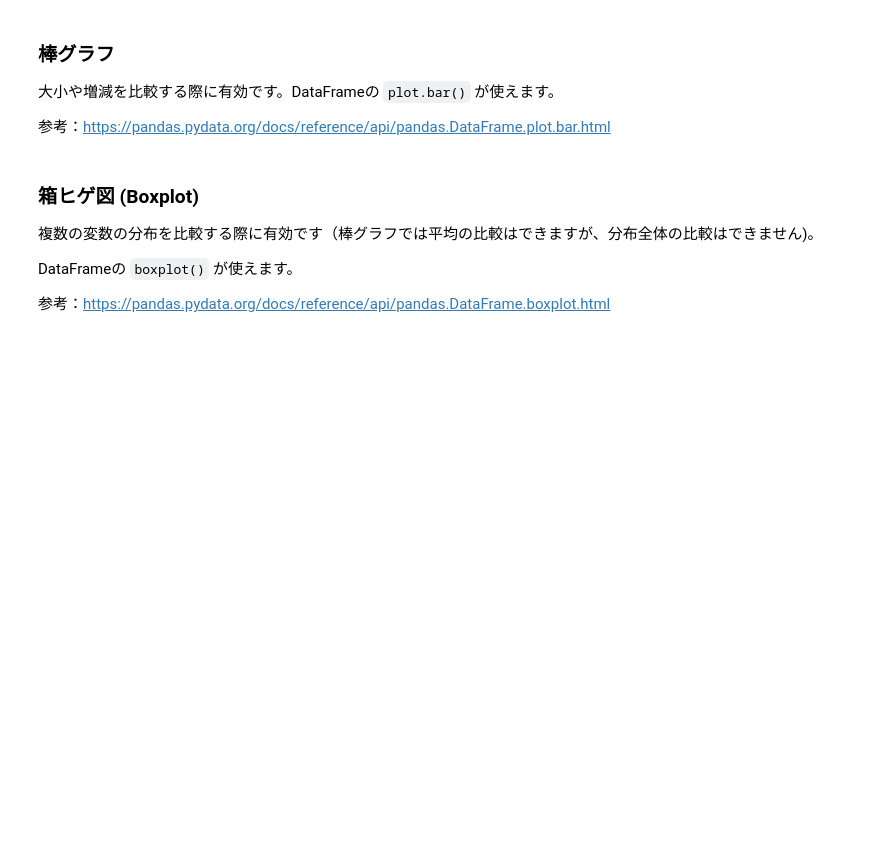
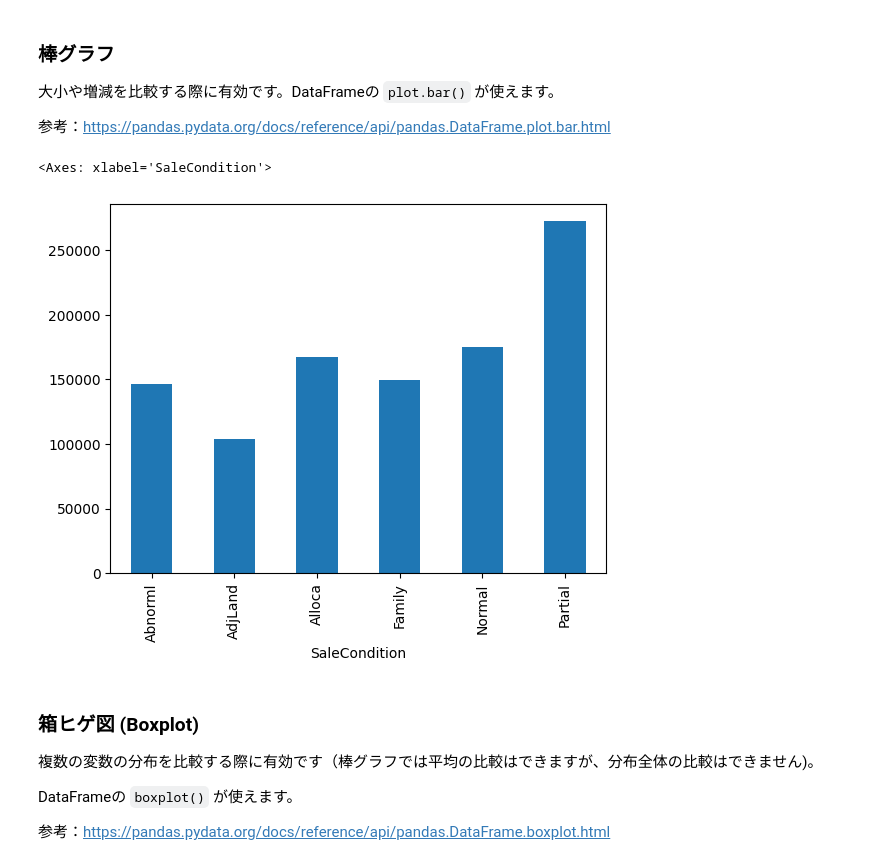
Before and after one commit to Toshi-Hiro07/AIdev, a Jupyter notebook: Lesson05_Data-Preprocessing/課題1：住宅価格のデータの前処理.ipynb, the cells around one changed output. Cells and saved outputs as stored; diff of their text form; code cells hidden in the pictures; blank space fills up the shorter version.

```diff
--- a/Lesson05_Data-Preprocessing/課題1：住宅価格のデータの前処理.ipynb
+++ b/Lesson05_Data-Preprocessing/課題1：住宅価格のデータの前処理.ipynb
@@ -117,8 +213,13 @@ DataFrameの `query()` を使いフィルタリングを行ないましょう。
 参考：https://pandas.pydata.org/docs/reference/api/pandas.DataFrame.plot.bar.html
 # %%
 #'price'のSaleConditionごとの平均を変数 price_by_condition に格納
+price_by_condition = dataset.groupby('SaleCondition')['price'].mean()
 # %%
 # price_by_conditionが持つ、棒グラフを表示する命令を実行
+price_by_condition.plot.bar(x='Saleconditon')
+# %% [output]
+<Axes: xlabel='SaleCondition'>
+[figure, added]
 # %% [markdown]
 ### 箱ヒゲ図 (Boxplot)
 
```
Also changed, not shown: parts of 20 cells of this notebook.
